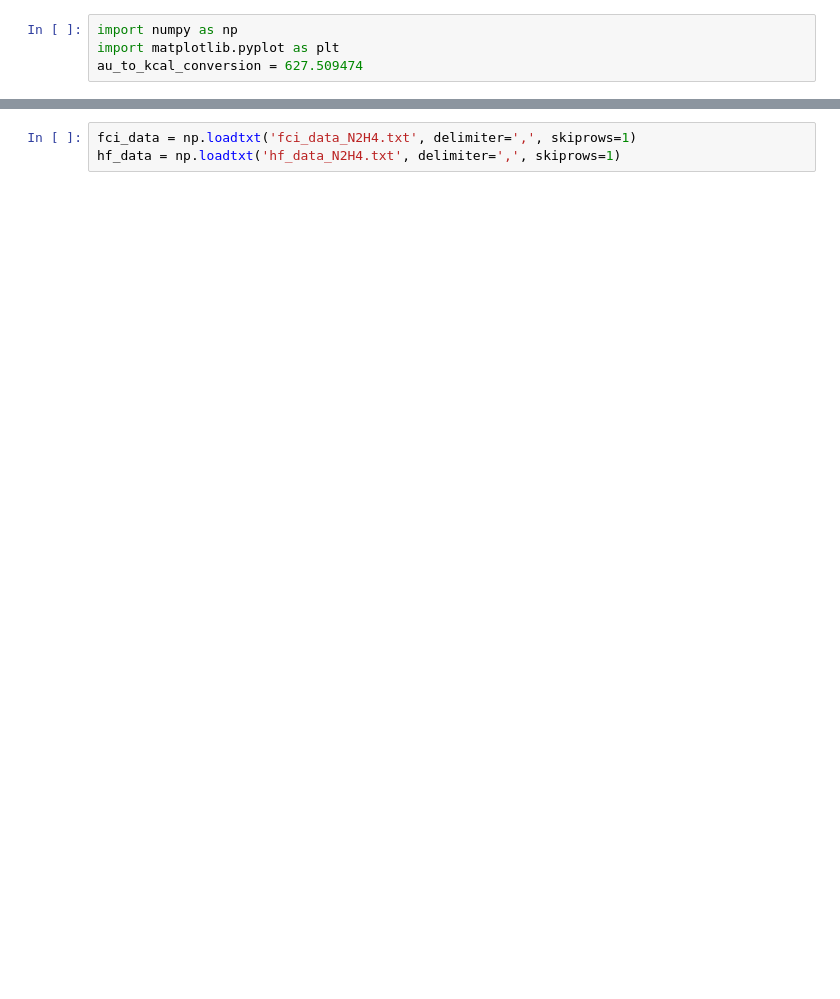
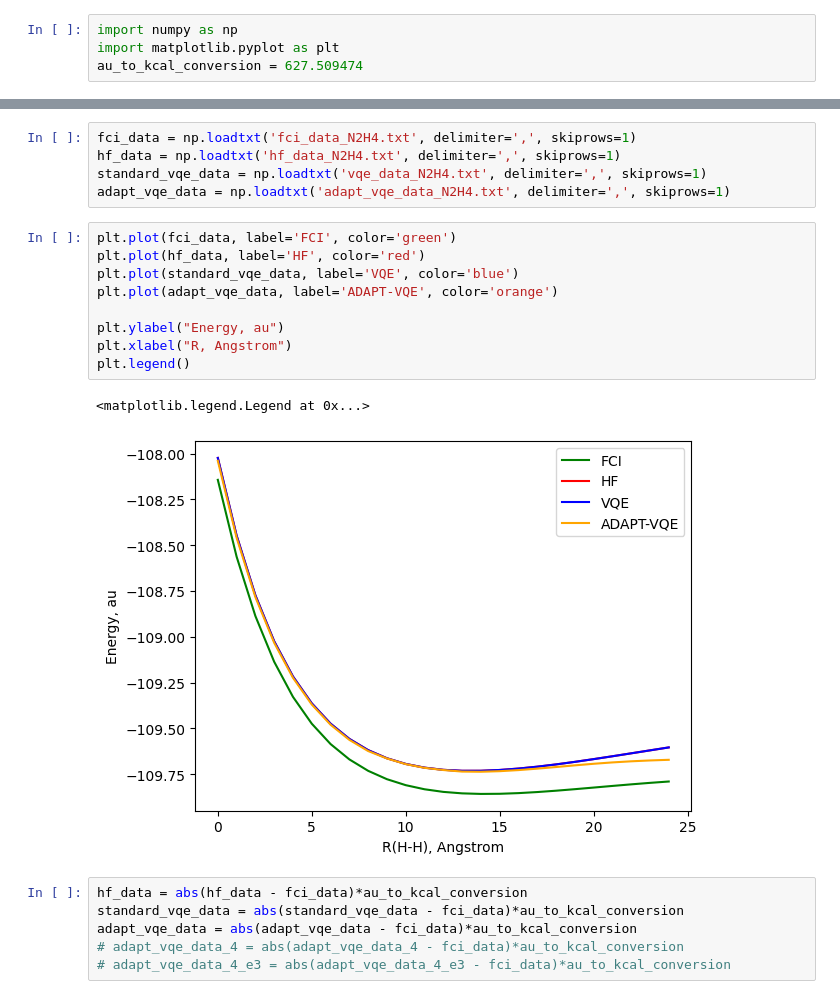
Before and after one commit to azhar-ikhtiarudin/variational-quantum-eigensolver, a Jupyter notebook: N2H4/data/visualizer.ipynb, the cells around one changed output, grey strips where cells are left out. Cells and saved outputs as stored; diff of their text form; blank space fills up the shorter version.

```diff
--- a/N2H4/data/visualizer.ipynb
+++ b/N2H4/data/visualizer.ipynb
@@ -16,4 +5,24 @@ IndexError: too many indices for array: array is 1-dimensional, but 2 were index
 # %%
 fci_data = np.loadtxt('fci_data_N2H4.txt', delimiter=',', skiprows=1)
 hf_data = np.loadtxt('hf_data_N2H4.txt', delimiter=',', skiprows=1)
+standard_vqe_data = np.loadtxt('vqe_data_N2H4.txt', delimiter=',', skiprows=1)
+adapt_vqe_data = np.loadtxt('adapt_vqe_data_N2H4.txt', delimiter=',', skiprows=1)
+# %%
+plt.plot(fci_data, label='FCI', color='green')
+plt.plot(hf_data, label='HF', color='red')
+plt.plot(standard_vqe_data, label='VQE', color='blue')
+plt.plot(adapt_vqe_data, label='ADAPT-VQE', color='orange')
+
+plt.ylabel("Energy, au")
+plt.xlabel("R, Angstrom")
+plt.legend()
+# %% [output]
+<matplotlib.legend.Legend at 0x...>
+[figure, added]
+# %%
+hf_data = abs(hf_data - fci_data)*au_to_kcal_conversion
+standard_vqe_data = abs(standard_vqe_data - fci_data)*au_to_kcal_conversion
+adapt_vqe_data = abs(adapt_vqe_data - fci_data)*au_to_kcal_conversion
+# adapt_vqe_data_4 = abs(adapt_vqe_data_4 - fci_data)*au_to_kcal_conversion
+# adapt_vqe_data_4_e3 = abs(adapt_vqe_data_4_e3 - fci_data)*au_to_kcal_conversion
 # %%
```
Also changed, not shown: parts of 4 cells of this notebook, 5 other files.
